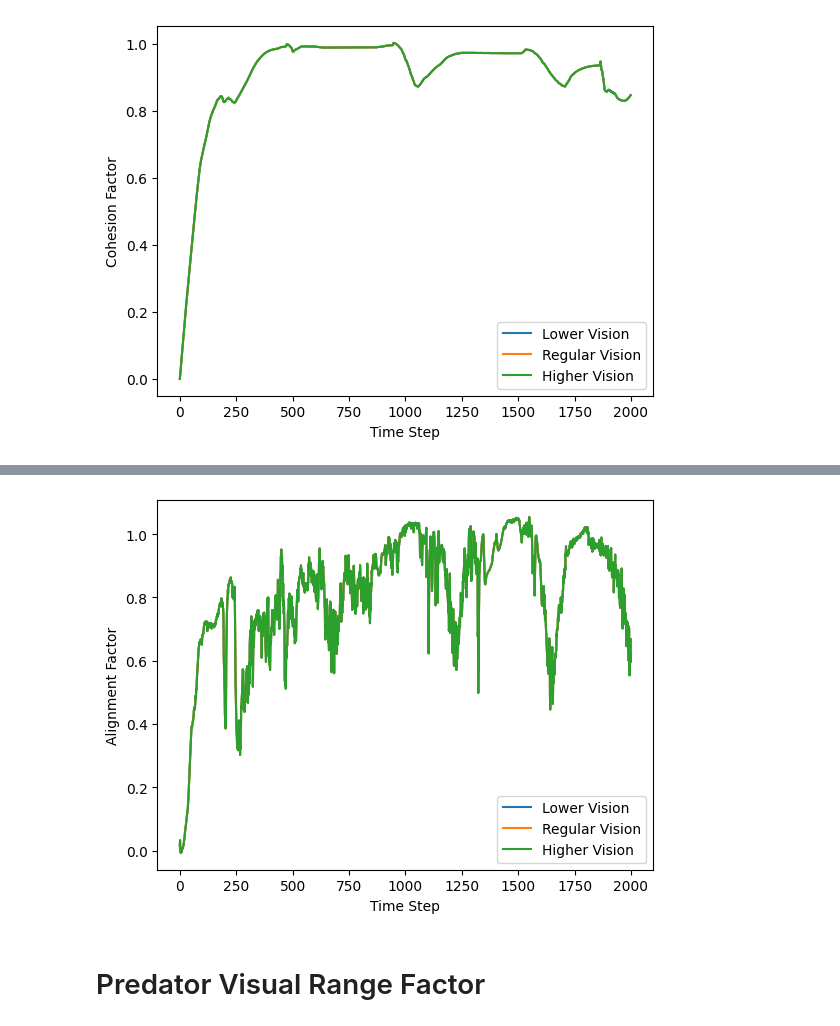
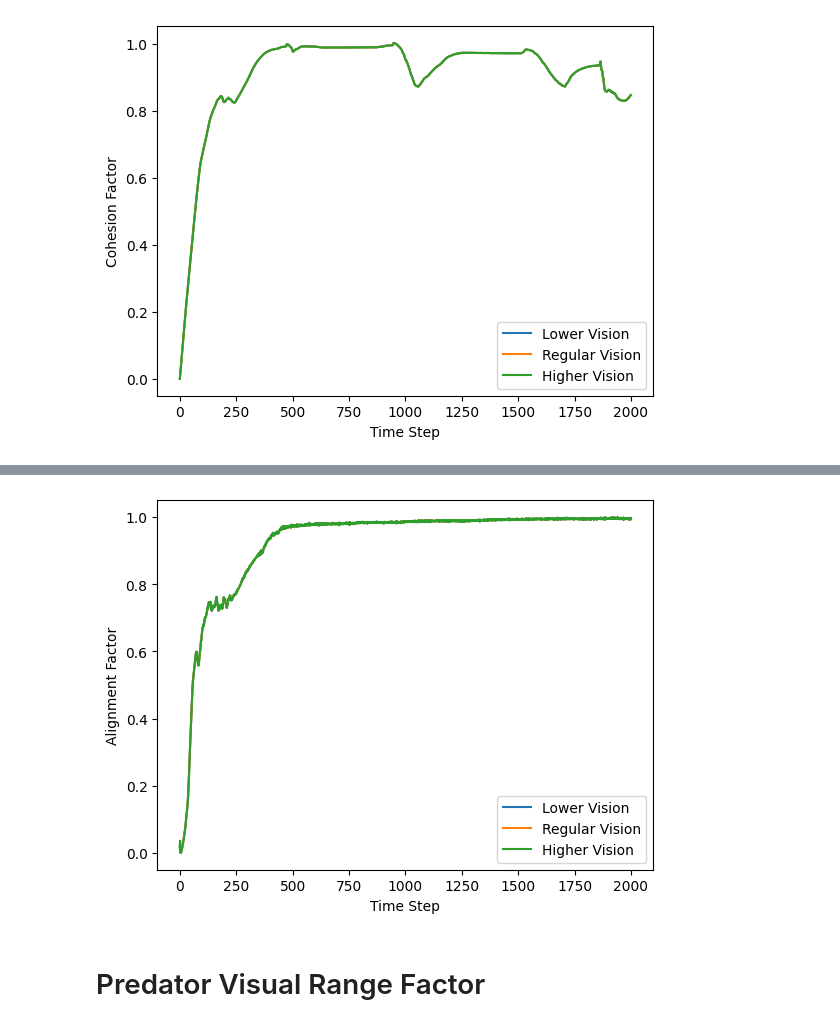
Before and after one commit to ShengyuanWang/ABM-based-Boid-Model, a Jupyter notebook: main.ipynb, the cells around one changed output, grey strips where cells are left out. Drawn from its saved outputs; the diff is of its cells as text; code cells hidden in the pictures.

```diff
--- a/main.ipynb
+++ b/main.ipynb
@@ -309,14 +421,14 @@ plt.show()
 # %%
-plt.plot(list(range(time)), alignment_pred_bv_l_new, label="Lower Vision")
-plt.plot(list(range(time)), alignment_pred_new, label="Regular Vision")
-plt.plot(list(range(time)), alignment_pred_bv_h_new, label="Higher Vision")
+plt.plot(list(range(time)), alignment_raw_bv_l_new, label="Lower Vision")
+plt.plot(list(range(time)), alignment_raw_new, label="Regular Vision")
+plt.plot(list(range(time)), alignment_raw_bv_h_new, label="Higher Vision")
 plt.xlabel("Time Step")
 plt.ylabel("Alignment Factor")
 plt.legend()
-plt.savefig("alignment_bv.png")
+plt.savefig("alignment_bv.png", dpi=400)
 plt.show()
 # %% [output]
-[figure, old version]
+[figure, new version]
 # %% [markdown]
 # Predator Visual Range Factor
 # %%
```
Also changed, not shown: parts of 29 cells of this notebook.
